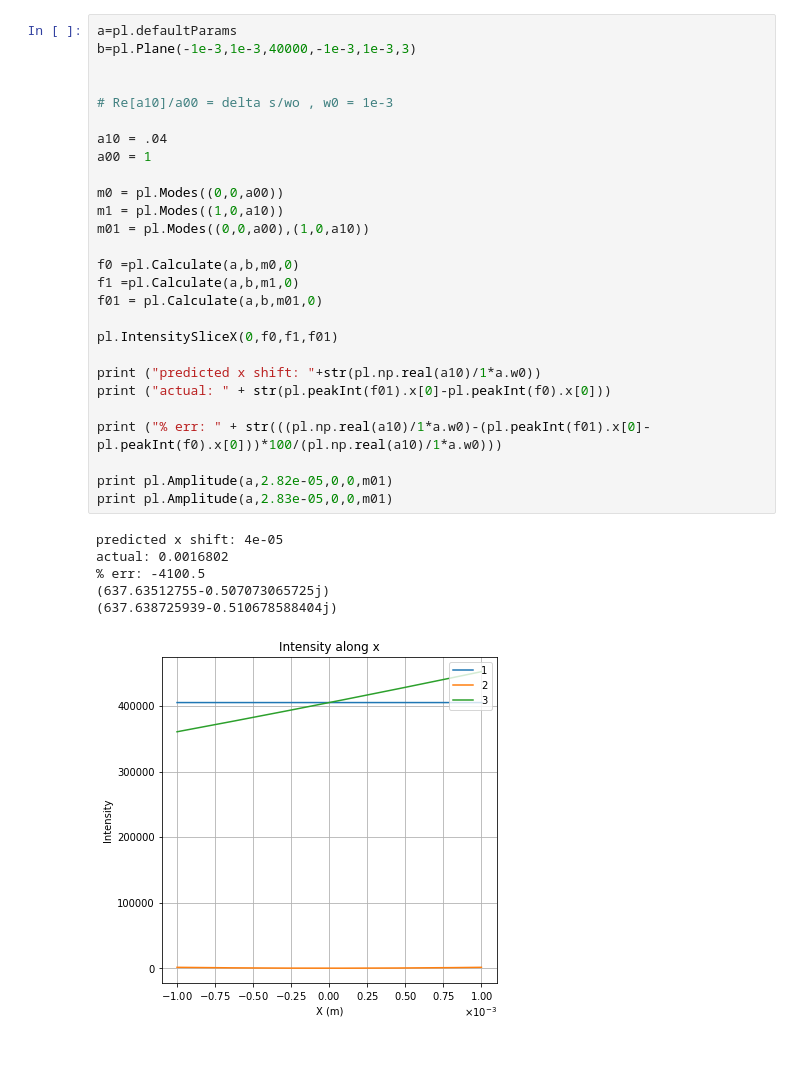
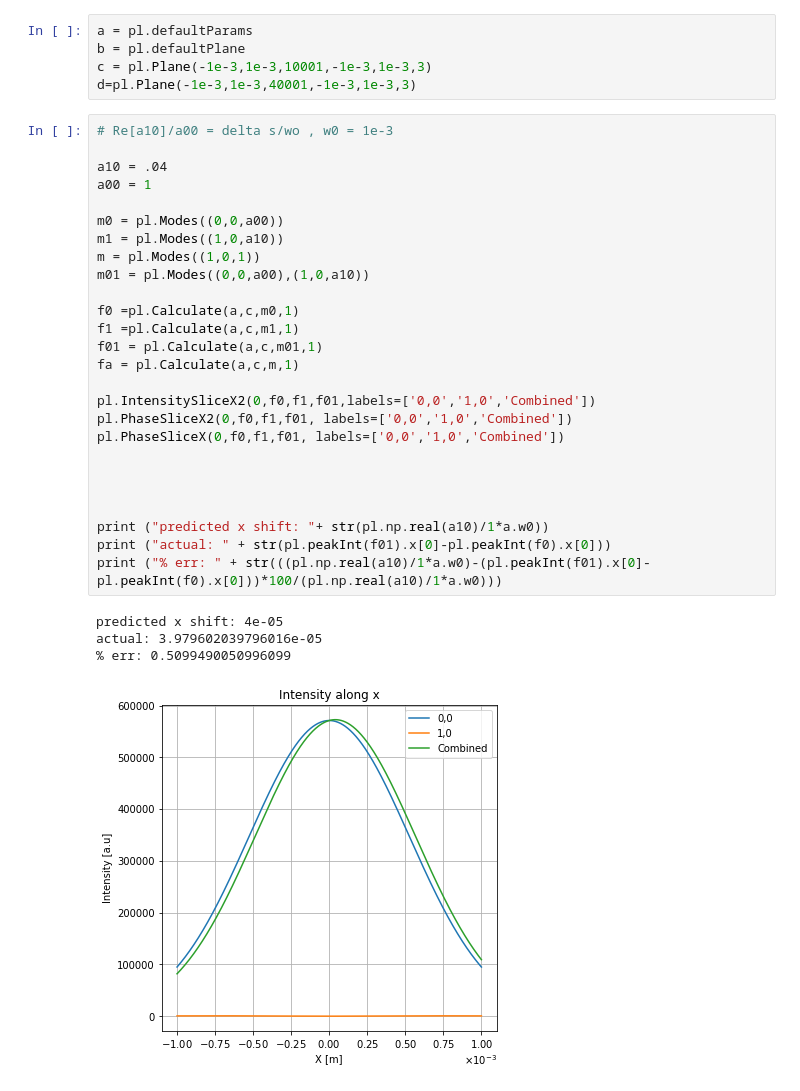
Before and after one commit to Edwards-Paul/Python-HG-Modes, a Jupyter notebook: HG Modes/main.ipynb, the cells around one changed output. Saved outputs shown, nothing was run; the diff lists cells and outputs as text; blank space fills up the shorter version.

```diff
--- a/HG Modes/main.ipynb
+++ b/HG Modes/main.ipynb
@@ -21,34 +3,36 @@ DEFAULT X,Y PLANE (PauLisa.defaultPlane)
+# %%
+a = pl.defaultParams
+b = pl.defaultPlane
+c = pl.Plane(-1e-3,1e-3,10001,-1e-3,1e-3,3)
+d=pl.Plane(-1e-3,1e-3,40001,-1e-3,1e-3,3)
 # %%
-a=pl.defaultParams
-b=pl.Plane(-1e-3,1e-3,40000,-1e-3,1e-3,3)
-
-
 # Re[a10]/a00 = delta s/wo , w0 = 1e-3
 
 a10 = .04
 a00 = 1
 
 m0 = pl.Modes((0,0,a00))
 m1 = pl.Modes((1,0,a10))
+m = pl.Modes((1,0,1))
 m01 = pl.Modes((0,0,a00),(1,0,a10))
 
-f0 =pl.Calculate(a,b,m0,0)
-f1 =pl.Calculate(a,b,m1,0)
-f01 = pl.Calculate(a,b,m01,0)
+f0 =pl.Calculate(a,c,m0,1)
+f1 =pl.Calculate(a,c,m1,1)
+f01 = pl.Calculate(a,c,m01,1)
+fa = pl.Calculate(a,c,m,1)
 
-pl.IntensitySliceX(0,f0,f1,f01)
+pl.IntensitySliceX2(0,f0,f1,f01,labels=['0,0','1,0','Combined'])
+pl.PhaseSliceX2(0,f0,f1,f01, labels=['0,0','1,0','Combined'])
+pl.PhaseSliceX(0,f0,f1,f01, labels=['0,0','1,0','Combined'])
 
-print ("predicted x shift: "+str(pl.np.real(a10)/1*a.w0))
+
+
+
+print ("predicted x shift: "+ str(pl.np.real(a10)/1*a.w0))
 print ("actual: " + str(pl.peakInt(f01).x[0]-pl.peakInt(f0).x[0]))
-
 print ("% err: " + str(((pl.np.real(a10)/1*a.w0)-(pl.peakInt(f01).x[0]-pl.peakInt(f0).x[0]))*100/(pl.np.real(a10)/1*a.w0)))
-
-print pl.Amplitude(a,2.82e-05,0,0,m01)
-print pl.Amplitude(a,2.83e-05,0,0,m01)
 # %% [output]
 predicted x shift: 4e-05
-actual: 0.0016802
-% err: -4100.5
-(637.63512755-0.507073065725j)
-(637.638725939-0.510678588404j)
+actual: 3.979602039796016e-05
+% err: 0.5099490050996099
-[figure, old version]
+[figure, new version]
```
Also changed, not shown: parts of 3 cells of this notebook, 9 other files.
